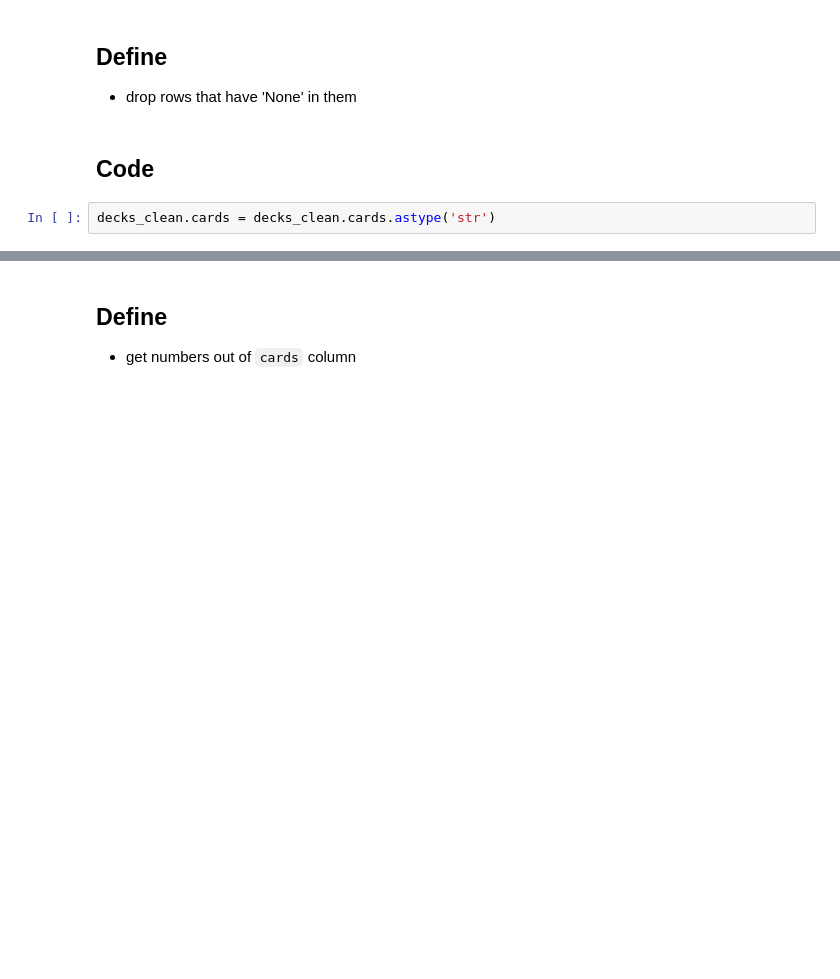
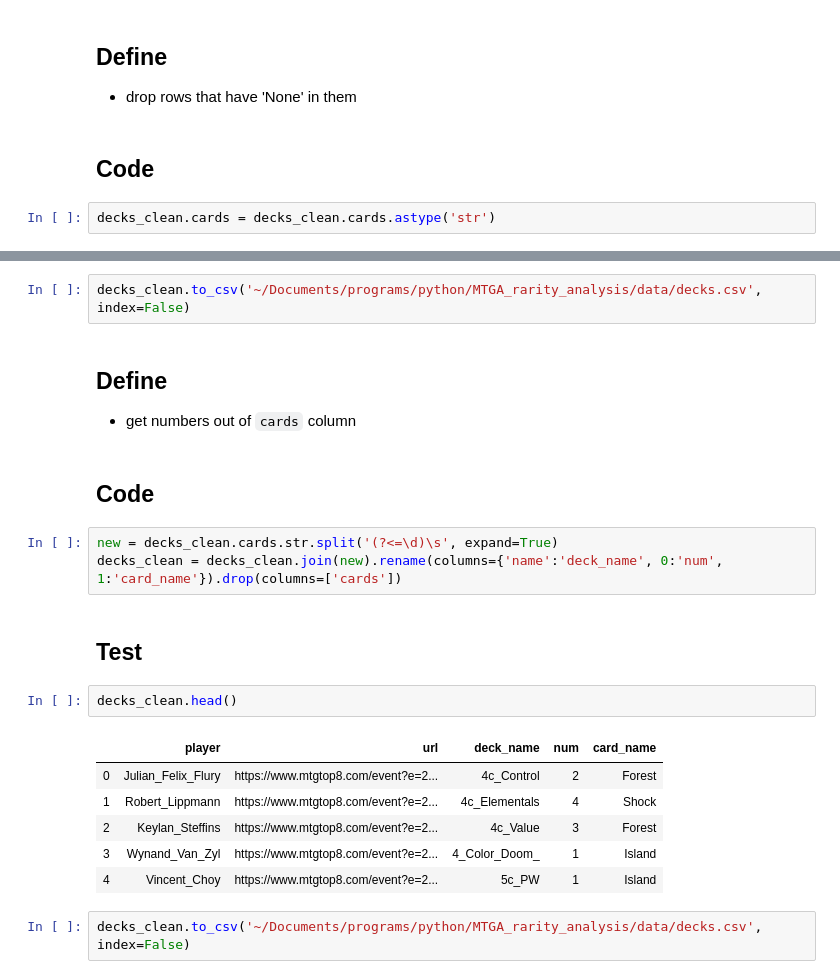
Before and after one commit to jcorum11/MTGA_rarity_analysis, a Jupyter notebook: wrangle_notebooks/mtg_wrangle_act.ipynb, the cells around one changed output, grey strips where cells are left out. Drawn from its saved outputs; the diff is of its cells as text; blank space fills up the shorter version.

Commit message:
split card names from card numbers in card column. Now I need to finish cleaning and tidying the data, then I can move on to the analysis.

```diff
--- a/wrangle_notebooks/mtg_wrangle_act.ipynb
+++ b/wrangle_notebooks/mtg_wrangle_act.ipynb
@@ -158,3 +125,23 @@ decks_clean = decks_clean[decks_clean.cards != 'None']
+# %%
+decks_clean.to_csv('~/Documents/programs/python/MTGA_rarity_analysis/data/decks.csv', index=False)
 # %% [markdown]
 ## Define
 - get numbers out of `cards` column
+# %% [markdown]
+## Code
+# %%
+new = decks_clean.cards.str.split('(?<=\d)\s', expand=True)
+decks_clean = decks_clean.join(new).rename(columns={'name':'deck_name', 0:'num', 1:'card_name'}).drop(columns=['cards'])
+# %% [markdown]
+## Test
+# %%
+decks_clean.head()
+# %% [output]
+|  | player | url | deck_name | num | card_name |
+| 0 | Julian_Felix_Flury | https://www.mtgtop8.com/event?e=2... | 4c_Control | 2 | Forest |
+| 1 | Robert_Lippmann | https://www.mtgtop8.com/event?e=2... | 4c_Elementals | 4 | Shock |
+| 2 | Keylan_Steffins | https://www.mtgtop8.com/event?e=2... | 4c_Value | 3 | Forest |
+| 3 | Wynand_Van_Zyl | https://www.mtgtop8.com/event?e=2... | 4_Color_Doom_ | 1 | Island |
+| 4 | Vincent_Choy | https://www.mtgtop8.com/event?e=2... | 5c_PW | 1 | Island |
+# %%
+decks_clean.to_csv('~/Documents/programs/python/MTGA_rarity_analysis/data/decks.csv', index=False)
```
Also changed, not shown: parts of 6 cells of this notebook, 1 other file.
